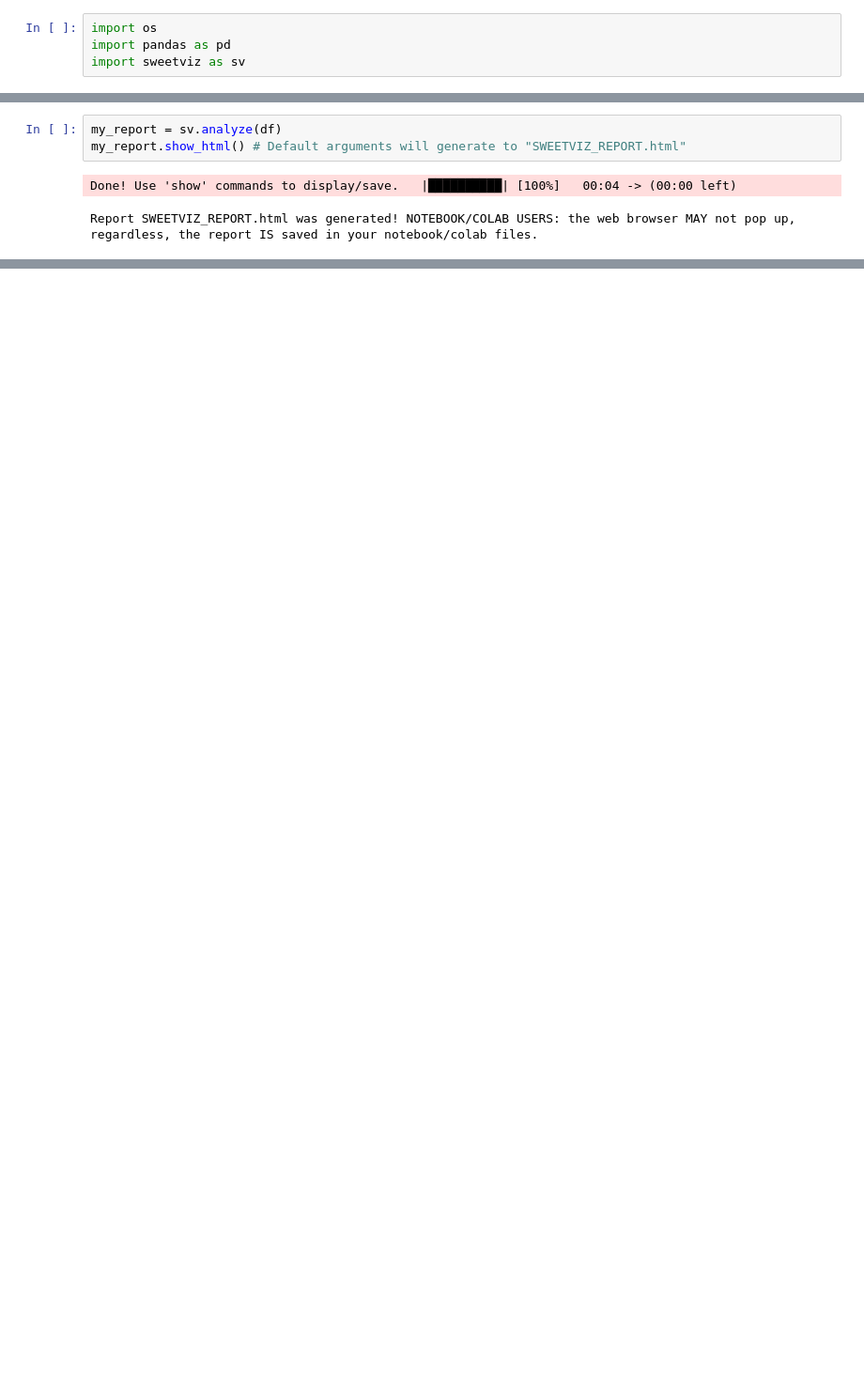
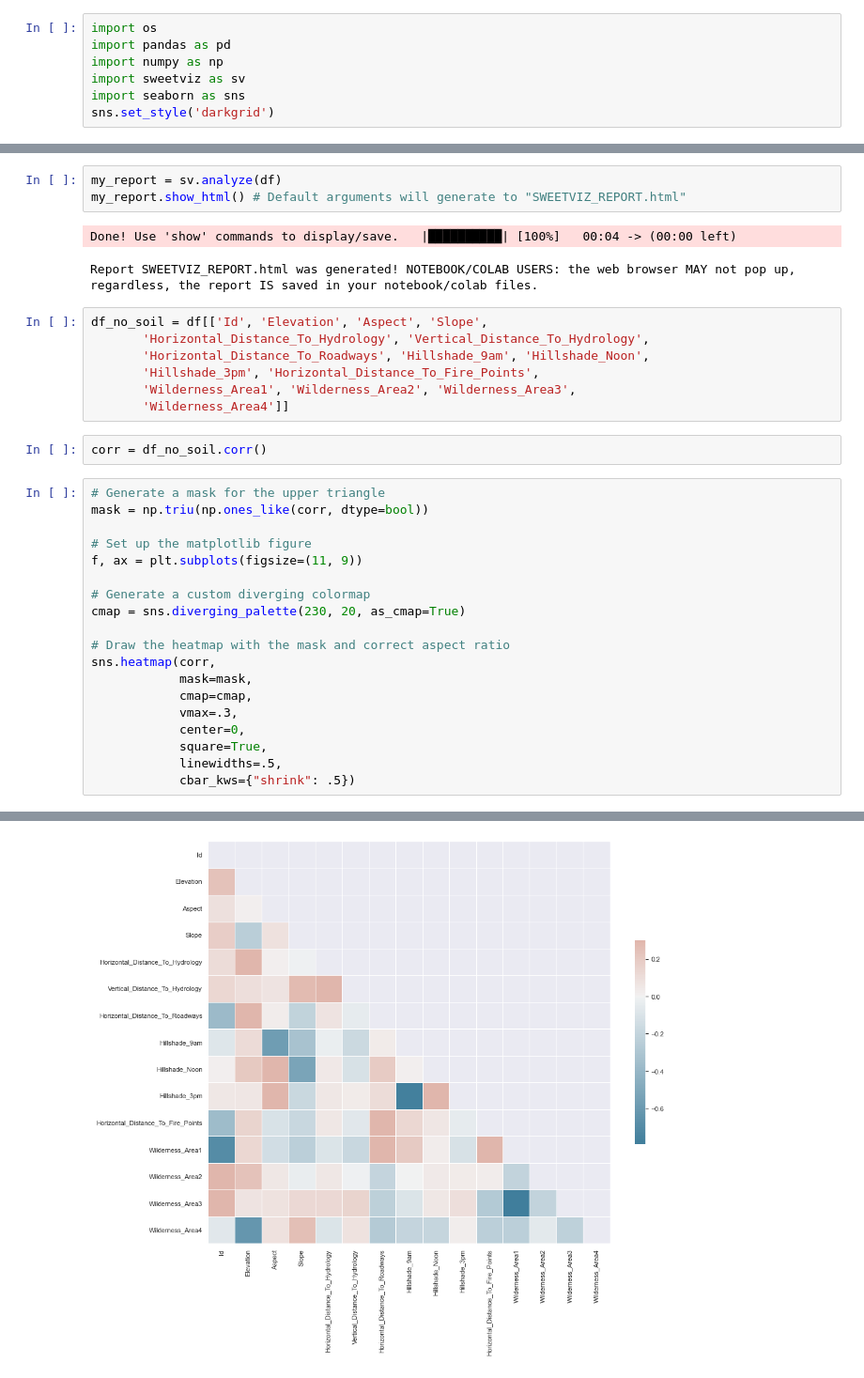
Before and after one commit to Arcewirz/forrest-type-prediction, a Jupyter notebook: eda.ipynb, the cells around one changed output, grey strips where cells are left out. Shown: that part at 94% size. Saved outputs shown, nothing was run; the diff lists cells and outputs as text; blank space fills up the shorter version.

Commit message:
Add corr matrixd

```diff
--- a/eda.ipynb
+++ b/eda.ipynb
@@ -1,7 +1,10 @@
 # %%
 import os
 import pandas as pd
+import numpy as np
 import sweetviz as sv
+import seaborn as sns
+sns.set_style('darkgrid')
 # %%
 os.getcwd()
 # %% [output]
@@ -32,3 +29,32 @@ my_report.show_html() # Default arguments will generate to "SWEETVIZ_REPORT.html
 # %% [output]
 Done! Use 'show' commands to display/save.   |██████████| [100%]   00:04 -> (00:00 left)
 Report SWEETVIZ_REPORT.html was generated! NOTEBOOK/COLAB USERS: the web browser MAY not pop up, regardless, the report IS saved in your notebook/colab files.
+# %%
+df_no_soil = df[['Id', 'Elevation', 'Aspect', 'Slope',
+       'Horizontal_Distance_To_Hydrology', 'Vertical_Distance_To_Hydrology',
+       'Horizontal_Distance_To_Roadways', 'Hillshade_9am', 'Hillshade_Noon',
+       'Hillshade_3pm', 'Horizontal_Distance_To_Fire_Points',
+       'Wilderness_Area1', 'Wilderness_Area2', 'Wilderness_Area3',
+       'Wilderness_Area4']]
+# %%
+corr = df_no_soil.corr()
+# %%
+# Generate a mask for the upper triangle
+mask = np.triu(np.ones_like(corr, dtype=bool))
+
+# Set up the matplotlib figure
+f, ax = plt.subplots(figsize=(11, 9))
+
+# Generate a custom diverging colormap
+cmap = sns.diverging_palette(230, 20, as_cmap=True)
+
+# Draw the heatmap with the mask and correct aspect ratio
+sns.heatmap(corr,
+            mask=mask,
+            cmap=cmap,
+            vmax=.3,
+            center=0,
+            square=True,
+            linewidths=.5,
+            cbar_kws={"shrink": .5})
+# %% [output]
@@ -34,0 +62 @@ Report SWEETVIZ_REPORT.html was generated! NOTEBOOK/COLAB USERS: the web browser
+[figure, added]
```
Also changed, not shown: parts of 2 cells of this notebook.
